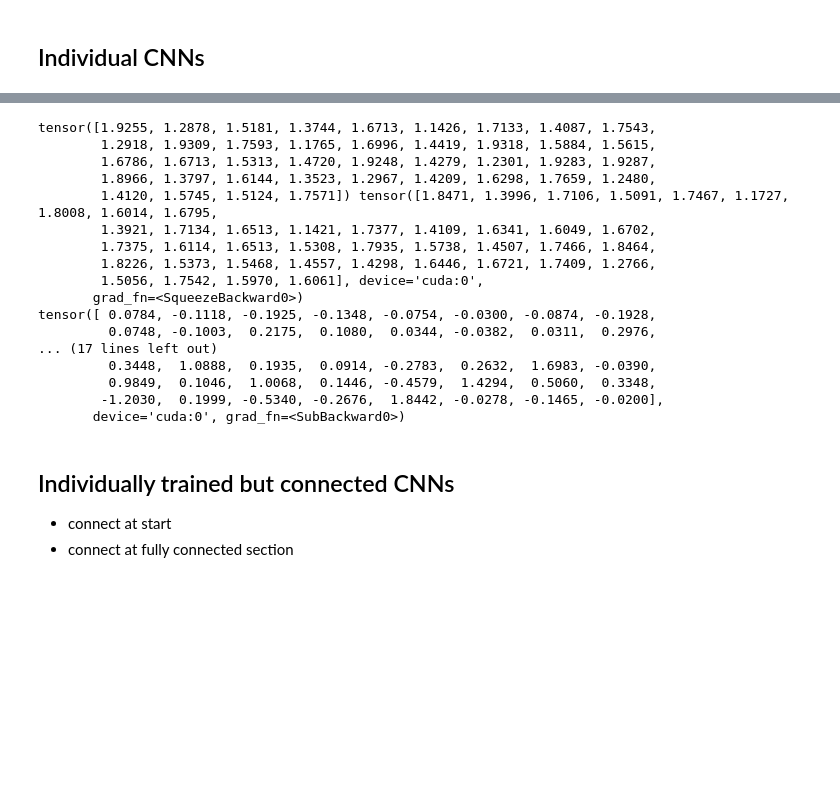
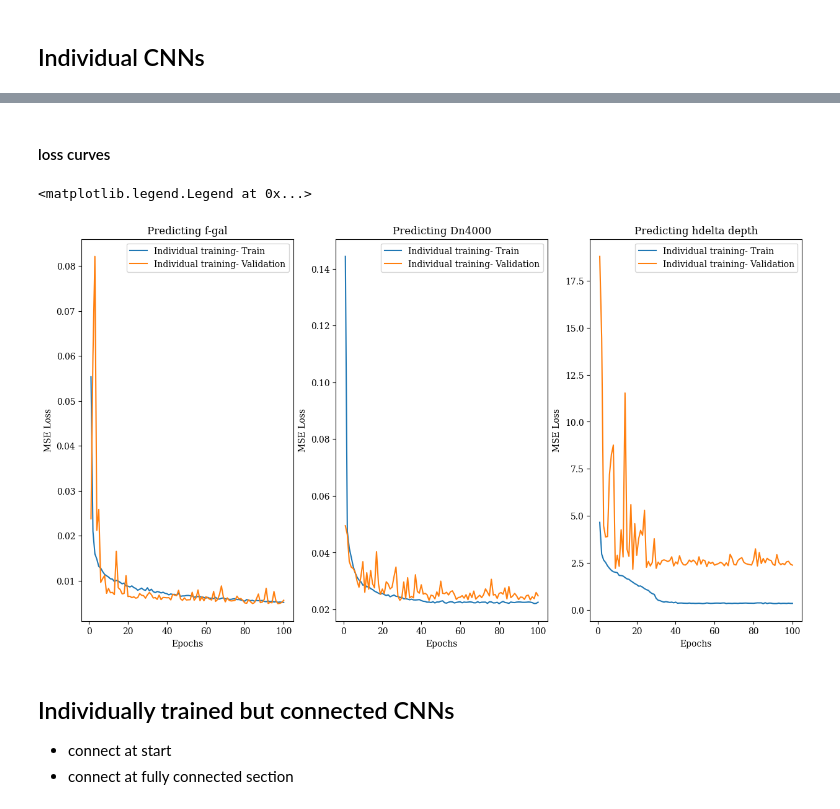
Before and after one commit to Muse-M/FinalYearProject, a Jupyter notebook: QSO_+_Many_gal_+_Noise.ipynb, the cells around one changed output, grey strips where cells are left out. Saved outputs shown, nothing was run; the diff lists cells and outputs as text; code cells hidden in the pictures; blank space fills up the shorter version.

```diff
--- a/QSO_+_Many_gal_+_Noise.ipynb
+++ b/QSO_+_Many_gal_+_Noise.ipynb
@@ -567,7 +576,7 @@ stride=['placeHolder',1,1,2]
 model_dn4_indv=fullResNetModel50(1, blockList, channelList,1, False, stride, chainNumber=0)
 # %%
 blockList=['placeHolder',2,2,2] # blocks in middle layer
-channelList=[10,20,40,80] # 1= input layer channels, 2,3,4= middle layer channels
+channelList=[20,40,80,160] # 1= input layer channels, 2,3,4= middle layer channels
 stride=['placeHolder',1,1,2]
 
 model_hdelta_indv=fullResNetModel50(1, blockList, channelList,1, False, stride, chainNumber=0)
@@ -577,22 +586,22 @@ lrScheduler=torch.optim.lr_scheduler.ReduceLROnPlateau(optimiser, mode='min')
 
 model_fgal_indv.to(device)
 loss= nn.MSELoss()
-trainModelResNet(model_fgal_indv, train_data_loader_fgal, valid_data_loader_fgal, optimiser,
-                 loss, 50, lrScheduler,verbose=True)
+M1_fgal_trainLossCurve,M1_fgal_validLossCurve=trainModelResNet(model_fgal_indv, train_data_loader_fgal, valid_data_loader_fgal, optimiser,
+                                                     loss, 100, lrScheduler,verbose=True)
 
 
 optimiser= torch.optim.SGD(model_dn4_indv.parameters(), lr=0.001, weight_decay=0.0001,momentum=0.9)
 lrScheduler=torch.optim.lr_scheduler.ReduceLROnPlateau(optimiser, mode='min')
 model_dn4_indv.to(device)
 loss= nn.MSELoss()
-trainModelResNet(model_dn4_indv, train_data_loader_dn4, valid_data_loader_dn4, optimiser,
-                 loss, 50, lrScheduler,verbose=True)
+M1_dn4_trainLossCurve,M1_dn4_validLossCurve=trainModelResNet(model_dn4_indv, train_data_loader_dn4, valid_data_loader_dn4, optimiser,
+                 loss, 100, lrScheduler,verbose=True)
 
 
 optimiser= torch.optim.SGD(model_hdelta_indv.parameters(), lr=0.001, weight_decay=0.0001,momentum=0.9)
 lrScheduler=torch.optim.lr_scheduler.ReduceLROnPlateau(optimiser, mode='min')
 model_hdelta_indv.to(device)
 loss= nn.MSELoss()
-trainModelResNet(model_hdelta_indv, train_data_loader_hdelta, valid_data_loader_hdelta, optimiser,
-                 loss, 50, lrScheduler,verbose=True)
+M1_hdelta_trainLossCurve,M1_hdelta_validLossCurve=trainModelResNet(model_hdelta_indv, train_data_loader_hdelta, valid_data_loader_hdelta, optimiser,
+                 loss, 100, lrScheduler,verbose=True)
 # %% [output]
@@ -615,32 +638,35 @@ Epoch No: 41 Train loss:  1.2097077047283 Valid loss: tensor(2.1684, device='cud
-# %%
-for i in train_data_loader_dn4:
-    print(i[1],model_dn4_indv(i[0].unsqueeze(1).to(device)).squeeze())
-    print(i[1].to(device)-model_dn4_indv(i[0].unsqueeze(1).to(device)).squeeze())
-    break
-print('')
-
-for i in train_data_loader_hdelta:
-    print(i[1],model_hdelta_indv(i[0].unsqueeze(1).to(device)).squeeze())
-    print(i[1].to(device)-model_hdelta_indv(i[0].unsqueeze(1).to(device)).squeeze())
-    break
-# %% [output]
-tensor([1.9255, 1.2878, 1.5181, 1.3744, 1.6713, 1.1426, 1.7133, 1.4087, 1.7543,
-        1.2918, 1.9309, 1.7593, 1.1765, 1.6996, 1.4419, 1.9318, 1.5884, 1.5615,
-        1.6786, 1.6713, 1.5313, 1.4720, 1.9248, 1.4279, 1.2301, 1.9283, 1.9287,
-        1.8966, 1.3797, 1.6144, 1.3523, 1.2967, 1.4209, 1.6298, 1.7659, 1.2480,
-        1.4120, 1.5745, 1.5124, 1.7571]) tensor([1.8471, 1.3996, 1.7106, 1.5091, 1.7467, 1.1727, 1.8008, 1.6014, 1.6795,
-        1.3921, 1.7134, 1.6513, 1.1421, 1.7377, 1.4109, 1.6341, 1.6049, 1.6702,
-        1.7375, 1.6114, 1.6513, 1.5308, 1.7935, 1.5738, 1.4507, 1.7466, 1.8464,
-        1.8226, 1.5373, 1.5468, 1.4557, 1.4298, 1.6446, 1.6721, 1.7409, 1.2766,
-        1.5056, 1.7542, 1.5970, 1.6061], device='cuda:0',
-       grad_fn=<SqueezeBackward0>)
-tensor([ 0.0784, -0.1118, -0.1925, -0.1348, -0.0754, -0.0300, -0.0874, -0.1928,
-         0.0748, -0.1003,  0.2175,  0.1080,  0.0344, -0.0382,  0.0311,  0.2976,
-... (17 lines left out)
-         0.3448,  1.0888,  0.1935,  0.0914, -0.2783,  0.2632,  1.6983, -0.0390,
-         0.9849,  0.1046,  1.0068,  0.1446, -0.4579,  1.4294,  0.5060,  0.3348,
-        -1.2030,  0.1999, -0.5340, -0.2676,  1.8442, -0.0278, -0.1465, -0.0200],
-       device='cuda:0', grad_fn=<SubBackward0>)
+# %% [markdown]
+#### loss curves
+# %%
+fig, ax=plt.subplots(figsize=(15,8), ncols=3)
+epoch_array=np.arange(1,len(M1_fgal_trainLossCurve)+1,1)
+
+ax[0].plot(epoch_array,M1_fgal_trainLossCurve, label='Individual training- Train')
+ax[1].plot(epoch_array,M1_dn4_trainLossCurve, label='Individual training- Train')
+ax[2].plot(epoch_array,M1_hdelta_trainLossCurve, label='Individual training- Train')
+
+ax[0].plot(epoch_array,M1_fgal_validLossCurve, label='Individual training- Validation')
+ax[1].plot(epoch_array,M1_dn4_validLossCurve, label='Individual training- Validation')
+ax[2].plot(epoch_array,M1_hdelta_validLossCurve, label='Individual training- Validation')
+
+ax[0].set_title('Predicting f-gal')
+ax[1].set_title('Predicting Dn4000')
+ax[2].set_title('Predicting hdelta depth')
+
+ax[0].set_xlabel('Epochs')
+ax[1].set_xlabel('Epochs')
+ax[2].set_xlabel('Epochs')
+
+ax[0].set_ylabel('MSE Loss')
+ax[1].set_ylabel('MSE Loss')
+ax[2].set_ylabel('MSE Loss')
+
+ax[0].legend()
+ax[1].legend()
+ax[2].legend()
+# %% [output]
+<matplotlib.legend.Legend at 0x...>
+[figure, added]
 # %% [markdown]
 ## Individually trained but connected CNNs
 
```
Also changed, not shown: parts of 46 cells of this notebook.
